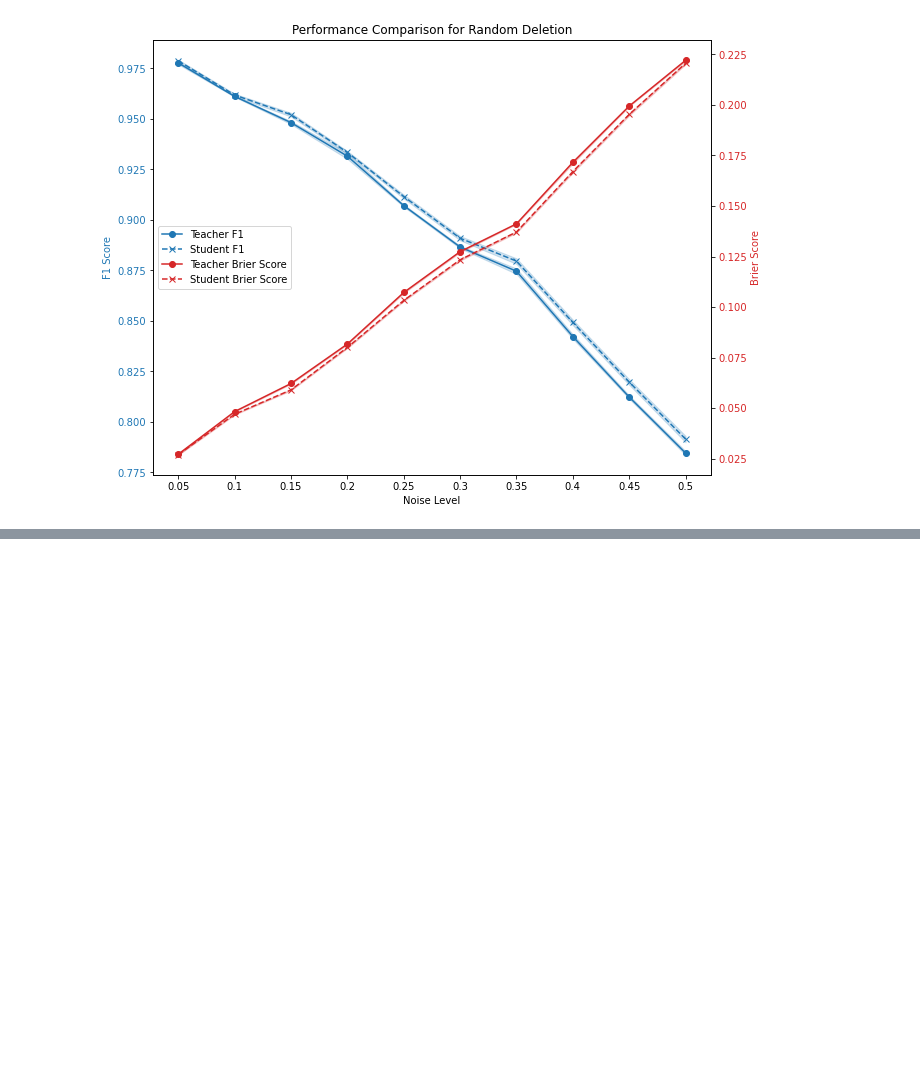
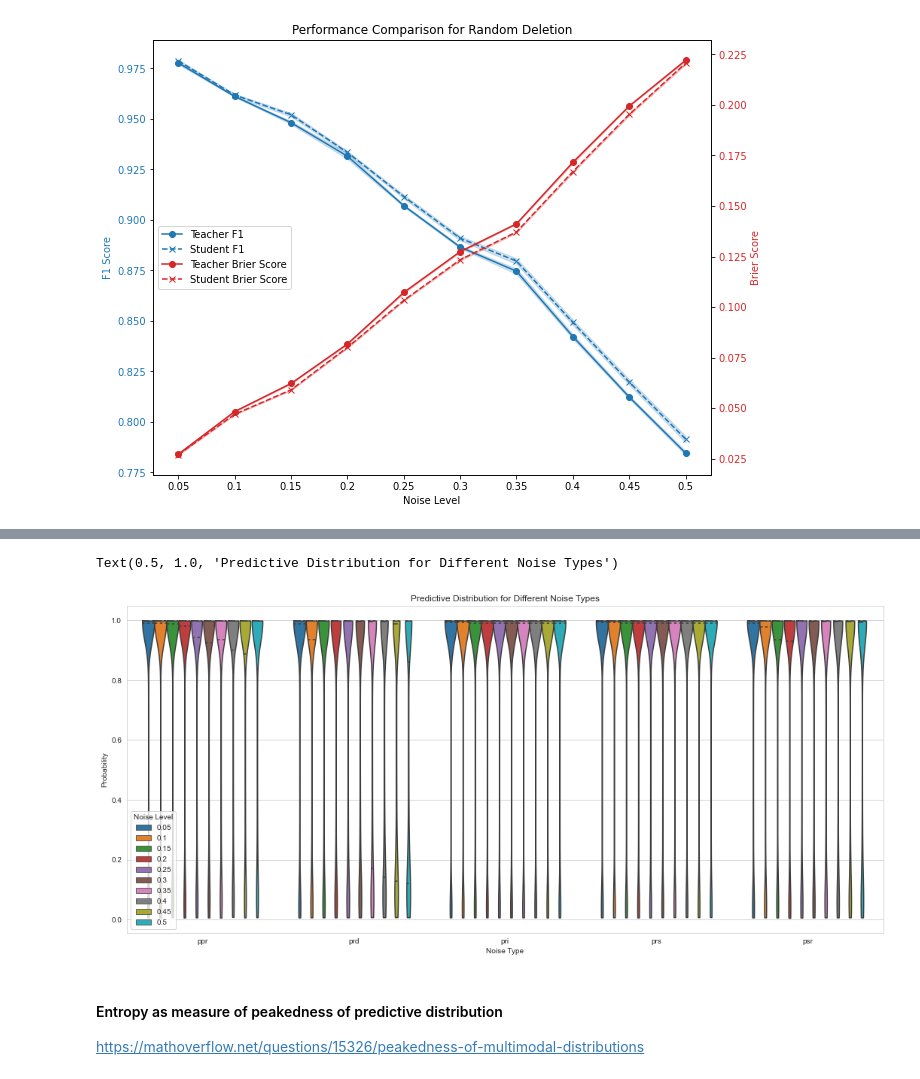
Before and after one commit to jsonnenburg/real-time-uncertainty-text-classification, a Jupyter notebook: analysis/robustness_study_results.ipynb, the cells around one changed output, grey strips where cells are left out. Drawn from its saved outputs; the diff is of its cells as text; code cells hidden in the pictures; blank space fills up the shorter version.

```diff
--- a/analysis/robustness_study_results.ipynb
+++ b/analysis/robustness_study_results.ipynb
@@ -200,0 +228,27 @@ for noise_type in OrderedDict(sorted(results_bert_teacher.items(), key=lambda i:
+# %%
+import seaborn as sns
+import matplotlib.pyplot as plt
+import pandas as pd
+
+# Assuming 'results' is structured appropriately
+# You might need to reshape your data into a 'long' format for these plots
+data = []
+for noise_type, levels in results_bert_teacher.items():
+    for level, stats in levels.items():
+        for prob in stats['y_prob']:
+            data.append({'Noise Type': noise_type, 'Noise Level': level, 'Probability': prob})
+
+df = pd.DataFrame(data)
+# sort by noise level ascending for each noise type
+df = df.sort_values(by=['Noise Type', 'Noise Level'])
+
+plt.figure(figsize=(18, 8))
+# plot violinplots but noise levels grouped together for each noise type, sort by noise level ascending
+sns.violinplot(data=df, x='Noise Type', y='Probability', hue='Noise Level', inner='quart', cut=0, linewidth=1.5)
+plt.title('Predictive Distribution for Different Noise Types');
+# %% [output]
+Text(0.5, 1.0, 'Predictive Distribution for Different Noise Types')
+[figure, added]
+# %% [markdown]
+#### Entropy as measure of peakedness of predictive distribution
+https://mathoverflow.net/questions/15326/peakedness-of-multimodal-distributions
```
Also changed, not shown: parts of 7 cells of this notebook, 2 other files.
